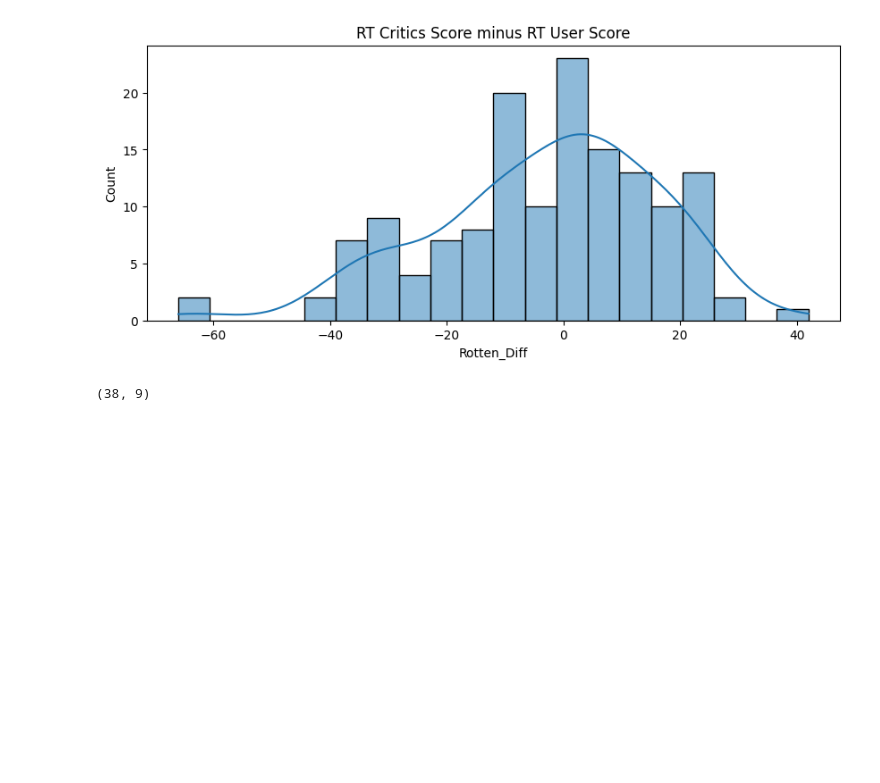
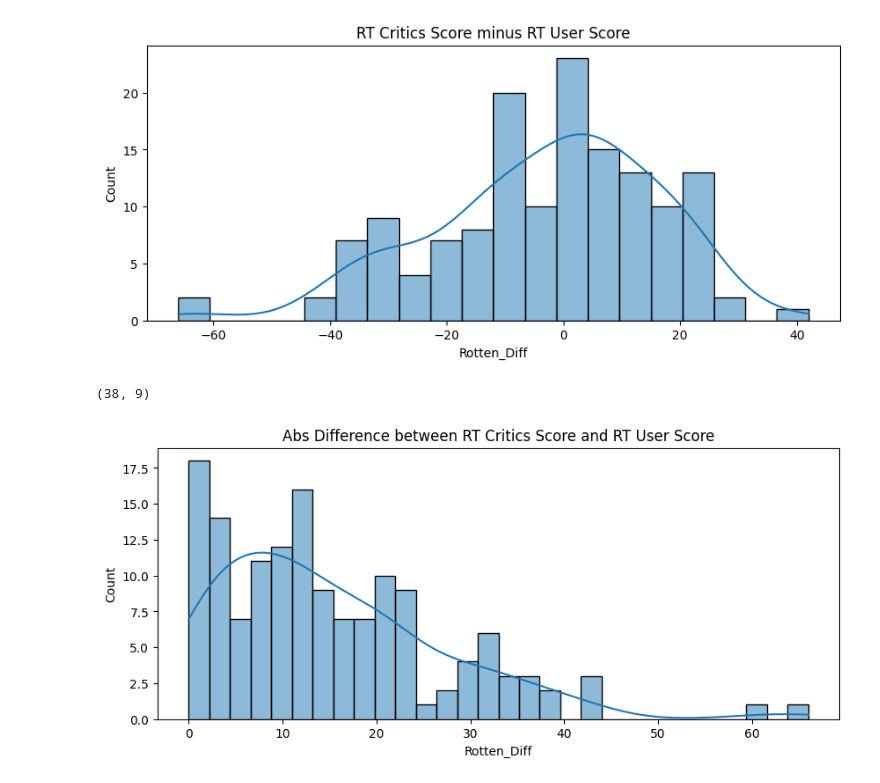
Before and after one commit to aronbarbosag/data-analysis-python, a Jupyter notebook: notebooks/capstone_project.ipynb, the cells around one changed output. Saved outputs shown, nothing was run; the diff lists cells and outputs as text; code cells hidden in the pictures; blank space fills up the shorter version.

Commit message:
feat(RT Users x RT Critics) Compara avaliações de usuários com críticos

```diff
--- a/notebooks/capstone_project.ipynb
+++ b/notebooks/capstone_project.ipynb
@@ -333,3 +327,13 @@ plt.show()
 all_sites_df[(all_sites_df['Rotten_Diff'] < 11) & (all_sites_df['Rotten_Diff'] >= 0) ].shape
 # %% [output]
 (38, 9)
+# %%
+all_sites_abs_diff=all_sites_df.copy()
+all_sites_abs_diff['Rotten_Diff'] = np.abs(all_sites_abs_diff['Rotten_Diff'])
+# %%
+plt.figure(figsize=(10,4))
+sns.histplot(data=all_sites_abs_diff,x='Rotten_Diff',kde=True,bins=30)
+plt.title('Abs Difference between RT Critics Score and RT User Score')
+plt.show()
+# %% [output]
+[figure, added]
```
Also changed, not shown: parts of 11 cells of this notebook.
